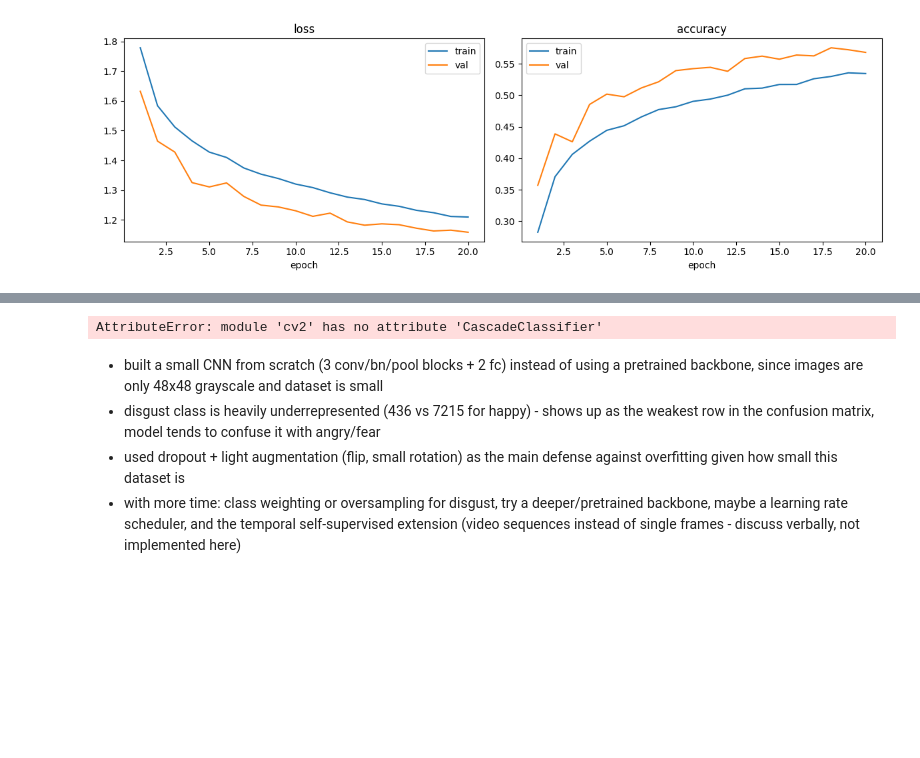
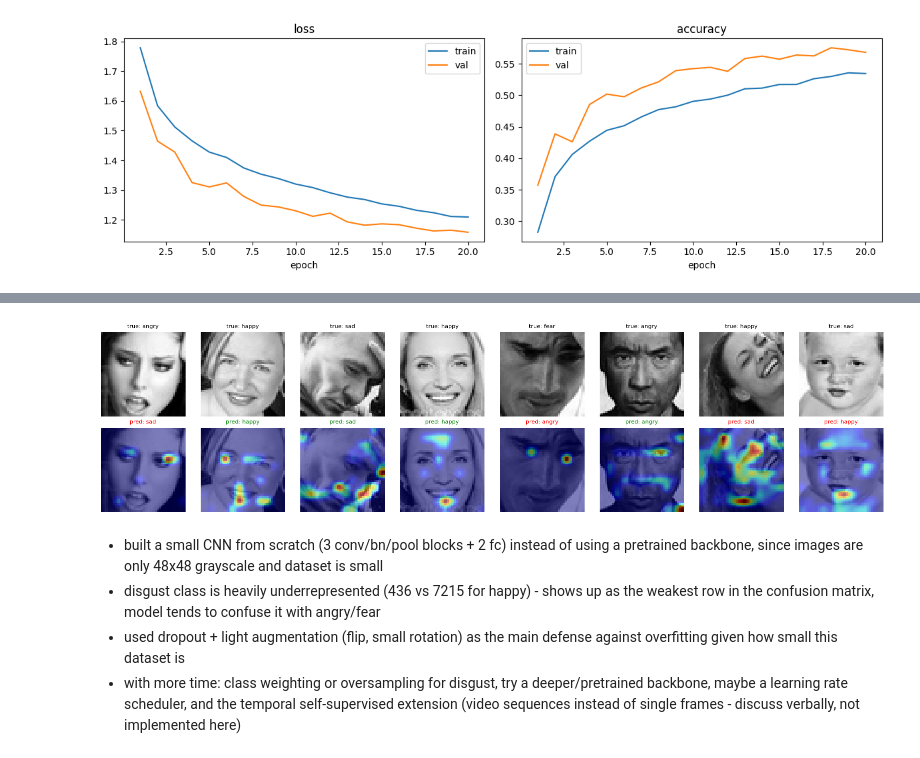
Before and after one commit to Dilandds/CNN-emotion-detection, a Jupyter notebook: CCN_emotion_detection.ipynb, the cells around one changed output, grey strips where cells are left out. Drawn from its saved outputs; the diff is of its cells as text; code cells hidden in the pictures; blank space fills up the shorter version.

```diff
--- a/CCN_emotion_detection.ipynb
+++ b/CCN_emotion_detection.ipynb
@@ -423,26 +372,0 @@ Saved to photo.jpg
-# %%
-import cv2
-import numpy as np
-from PIL import Image
-
-# load the photo
-img = cv2.imread(filename)
-gray_full = cv2.cvtColor(img, cv2.COLOR_BGR2GRAY)
-
-# use OpenCV's built-in pretrained face detector
-face_cascade = cv2.CascadeClassifier(cv2.data.haarcascades + 'haarcascade_frontalface_default.xml')
-faces = face_cascade.detectMultiScale(gray_full, scaleFactor=1.1, minNeighbors=5)
-
-print("faces found:", len(faces))
-
-if len(faces) == 0:
-    print("No face detected - try again with better lighting/framing")
-else:
-    x, y, w, h = faces[0]
-    face_crop = gray_full[y:y+h, x:x+w]
-    face_resized = cv2.resize(face_crop, (48, 48))
-    plt.imshow(face_resized, cmap="gray")
-    plt.axis("off")
-    plt.show()
-# %% [output]
-AttributeError: module 'cv2' has no attribute 'CascadeClassifier'
@@ -492,3 +419,37 @@ plt.show()
+# %%
+# apply grad-cam to a few test images and overlay heatmaps
+gradcam = GradCAM(model, model.conv3)
+
+idxs = random.sample(range(len(test_ds)), 8)
+
+fig, axes = plt.subplots(2, 8, figsize=(16, 4))
+
+for i, idx in enumerate(idxs):
+    img_tensor, label = test_ds[idx]
+    input_tensor = img_tensor.unsqueeze(0).to(device)  # add batch dim
+
+    cam, pred_class = gradcam.generate(input_tensor)
+
+    # original image (undo normalize)
+    orig_img = img_tensor.squeeze().numpy() * 0.5 + 0.5
+
+    # top row: original
+    axes[0, i].imshow(orig_img, cmap="gray")
+    axes[0, i].set_title(f"true: {classes[label]}", fontsize=8)
+    axes[0, i].axis("off")
+
+    # bottom row: heatmap overlay
+    heatmap = cv2.resize(cam, (48, 48))
+    axes[1, i].imshow(orig_img, cmap="gray")
+    axes[1, i].imshow(heatmap, cmap="jet", alpha=0.5)
+    correct = pred_class == label
+    axes[1, i].set_title(f"pred: {classes[pred_class]}", fontsize=8, color="green" if correct else "red")
+    axes[1, i].axis("off")
+
+plt.tight_layout()
+plt.show()
+# %% [output]
+[figure, added]
 # %% [markdown]
 
 
```
Also changed, not shown: parts of 4 cells of this notebook.
